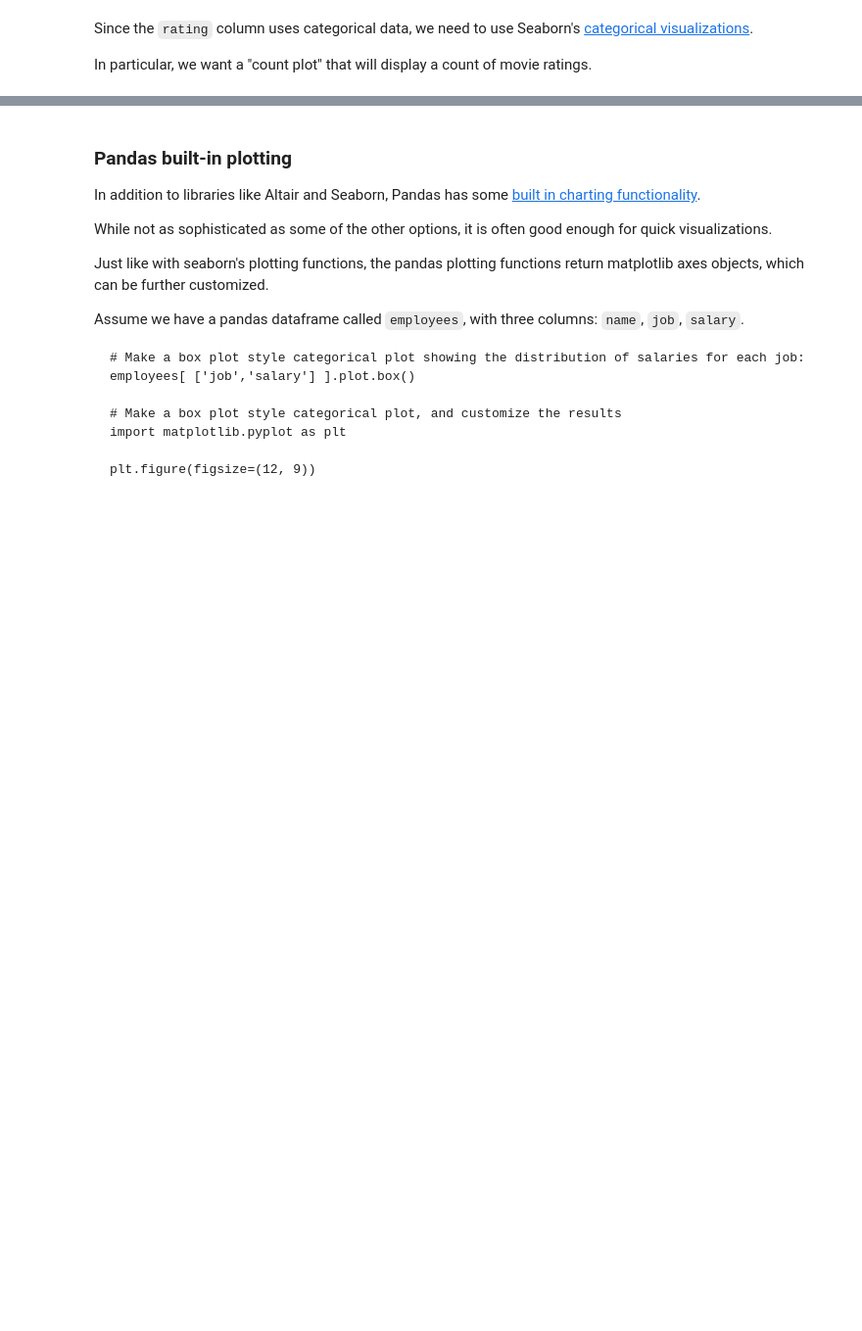
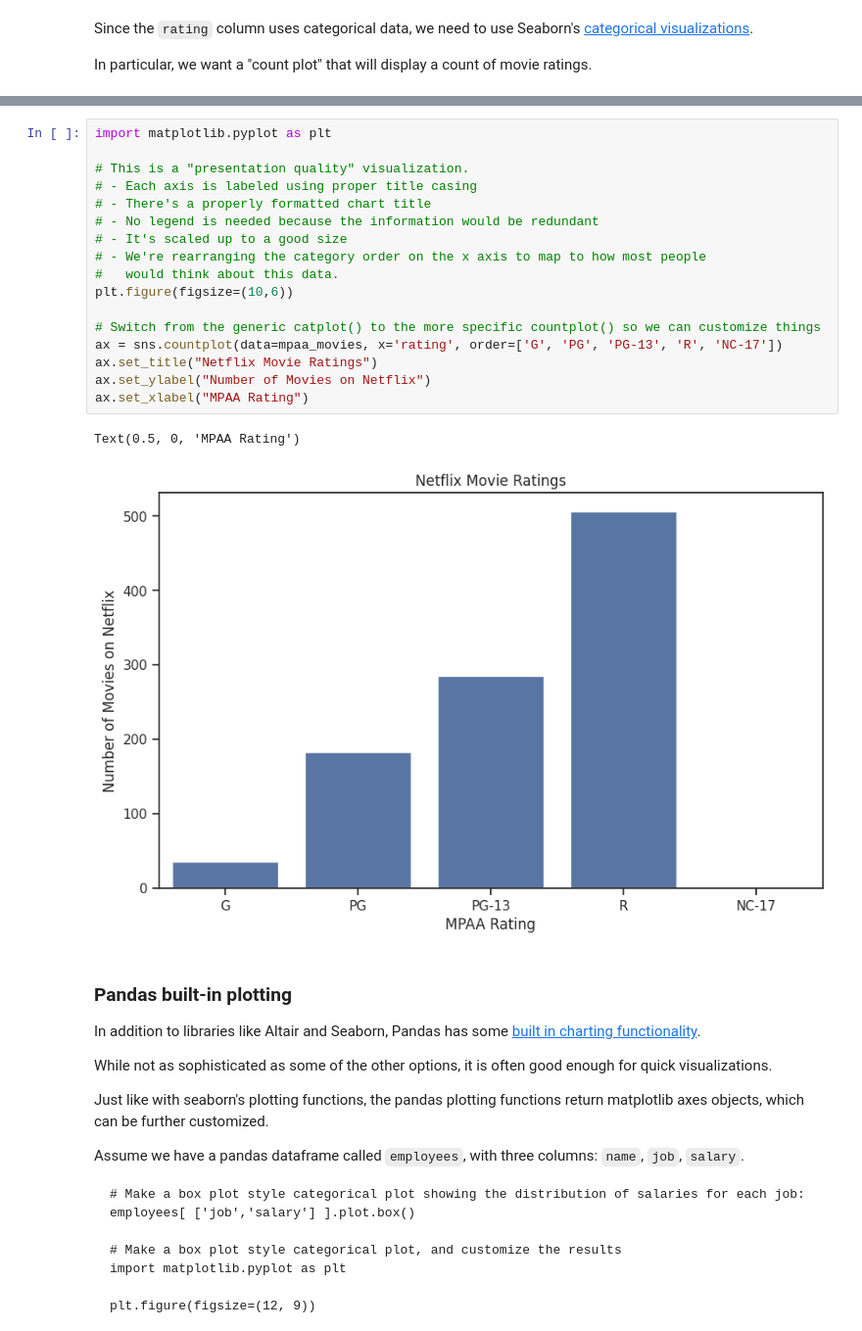
Before and after one commit to Moroni-MB/CSE_team_activity4, a Jupyter notebook: notebooks/Exploration_01.ipynb, the cells around one changed output, grey strips where cells are left out. Shown at 98% size. Cells and saved outputs as stored; diff of their text form; blank space fills up the shorter version.

```diff
--- a/notebooks/Exploration_01.ipynb
+++ b/notebooks/Exploration_01.ipynb
@@ -197,3 +287,23 @@ In particular, we want a "count plot" that will display a count of movie ratings
+# %%
+import matplotlib.pyplot as plt
+
+# This is a "presentation quality" visualization.
+# - Each axis is labeled using proper title casing
+# - There's a properly formatted chart title
+# - No legend is needed because the information would be redundant
+# - It's scaled up to a good size
+# - We're rearranging the category order on the x axis to map to how most people
+#   would think about this data.
+plt.figure(figsize=(10,6))
+
+# Switch from the generic catplot() to the more specific countplot() so we can customize things
+ax = sns.countplot(data=mpaa_movies, x='rating', order=['G', 'PG', 'PG-13', 'R', 'NC-17'])
+ax.set_title("Netflix Movie Ratings")
+ax.set_ylabel("Number of Movies on Netflix")
+ax.set_xlabel("MPAA Rating")
+# %% [output]
+Text(0.5, 0, 'MPAA Rating')
+[figure, added]
 # %% [markdown]
 ### Pandas built-in plotting
 In addition to libraries like Altair and Seaborn, Pandas has some [built in charting functionality](https://pandas.pydata.org/docs/getting_started/intro_tutorials/04_plotting.html).
```
Also changed, not shown: parts of 20 cells of this notebook.
